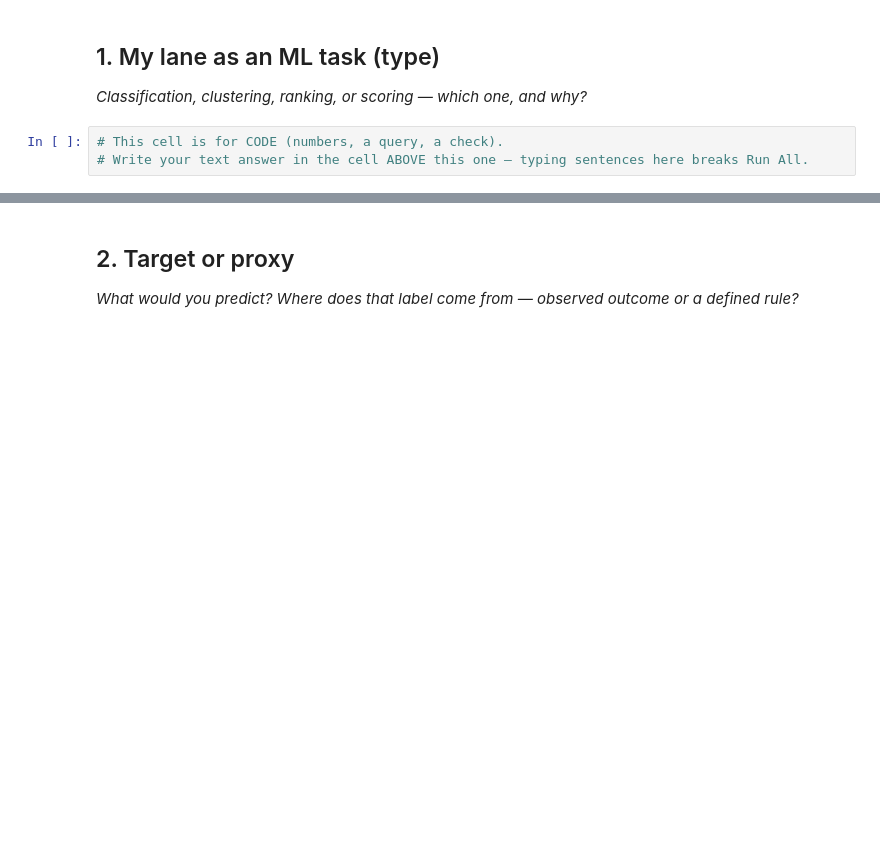
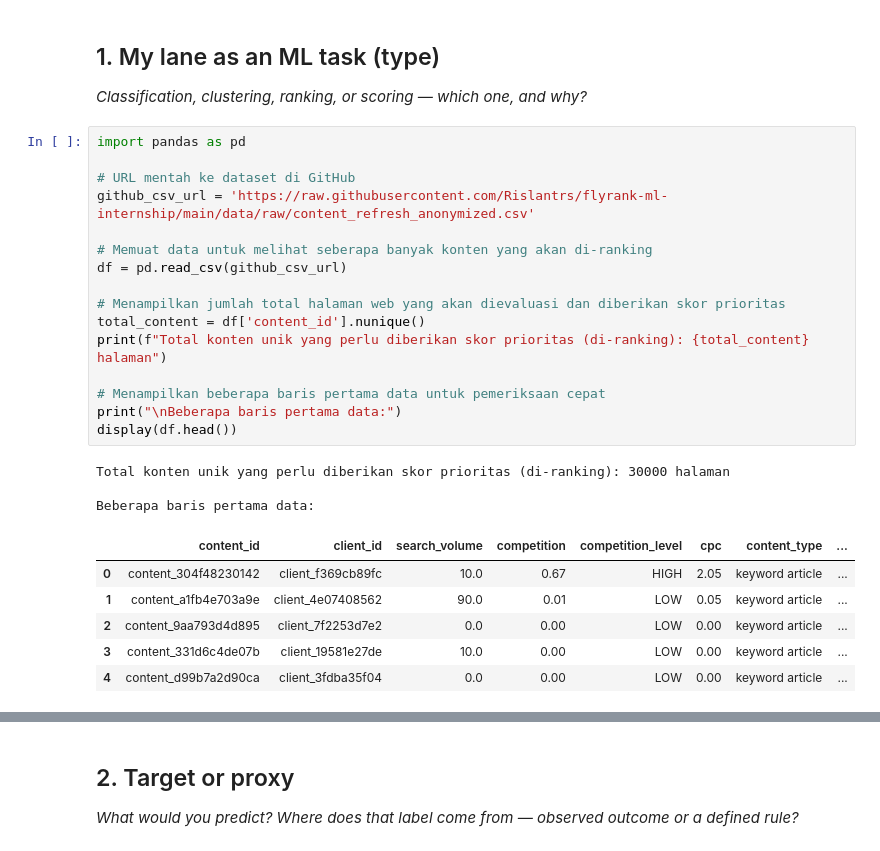
Before and after one commit to Rislantrs/flyrank-ml-internship, a Jupyter notebook: work/notebooks/w02_ml_task_framing.ipynb, the cells around one changed output, grey strips where cells are left out. Saved outputs shown, nothing was run; the diff lists cells and outputs as text; blank space fills up the shorter version.

```diff
--- a/work/notebooks/w02_ml_task_framing.ipynb
+++ b/work/notebooks/w02_ml_task_framing.ipynb
@@ -10,6 +10,29 @@ This skeleton is yours to fill. Work the sections **in order** — each one has
 ## 1. My lane as an ML task (type)
 
 *Classification, clustering, ranking, or scoring — which one, and why?*
-# %%
-# This cell is for CODE (numbers, a query, a check).
-# Write your text answer in the cell ABOVE this one — typing sentences here breaks Run All.
+# %%
+import pandas as pd
+
+# URL mentah ke dataset di GitHub
+github_csv_url = 'https://raw.githubusercontent.com/Rislantrs/flyrank-ml-internship/main/data/raw/content_refresh_anonymized.csv'
+
+# Memuat data untuk melihat seberapa banyak konten yang akan di-ranking
+df = pd.read_csv(github_csv_url)
+
+# Menampilkan jumlah total halaman web yang akan dievaluasi dan diberikan skor prioritas
+total_content = df['content_id'].nunique()
+print(f"Total konten unik yang perlu diberikan skor prioritas (di-ranking): {total_content} halaman")
+
+# Menampilkan beberapa baris pertama data untuk pemeriksaan cepat
+print("\nBeberapa baris pertama data:")
+display(df.head())
+# %% [output]
+Total konten unik yang perlu diberikan skor prioritas (di-ranking): 30000 halaman
+
+Beberapa baris pertama data:
+|  | content_id | client_id | search_volume | competition | competition_level | cpc | content_type | ... |
+| 0 | content_304f48230142 | client_f369cb89fc | 10.0 | 0.67 | HIGH | 2.05 | keyword article | ... |
+| 1 | content_a1fb4e703a9e | client_4e07408562 | 90.0 | 0.01 | LOW | 0.05 | keyword article | ... |
+| 2 | content_9aa793d4d895 | client_7f2253d7e2 | 0.0 | 0.00 | LOW | 0.00 | keyword article | ... |
+| 3 | content_331d6c4de07b | client_19581e27de | 10.0 | 0.00 | LOW | 0.00 | keyword article | ... |
+| 4 | content_d99b7a2d90ca | client_3fdba35f04 | 0.0 | 0.00 | LOW | 0.00 | keyword article | ... |
```
Also changed, not shown: parts of 14 cells of this notebook.
